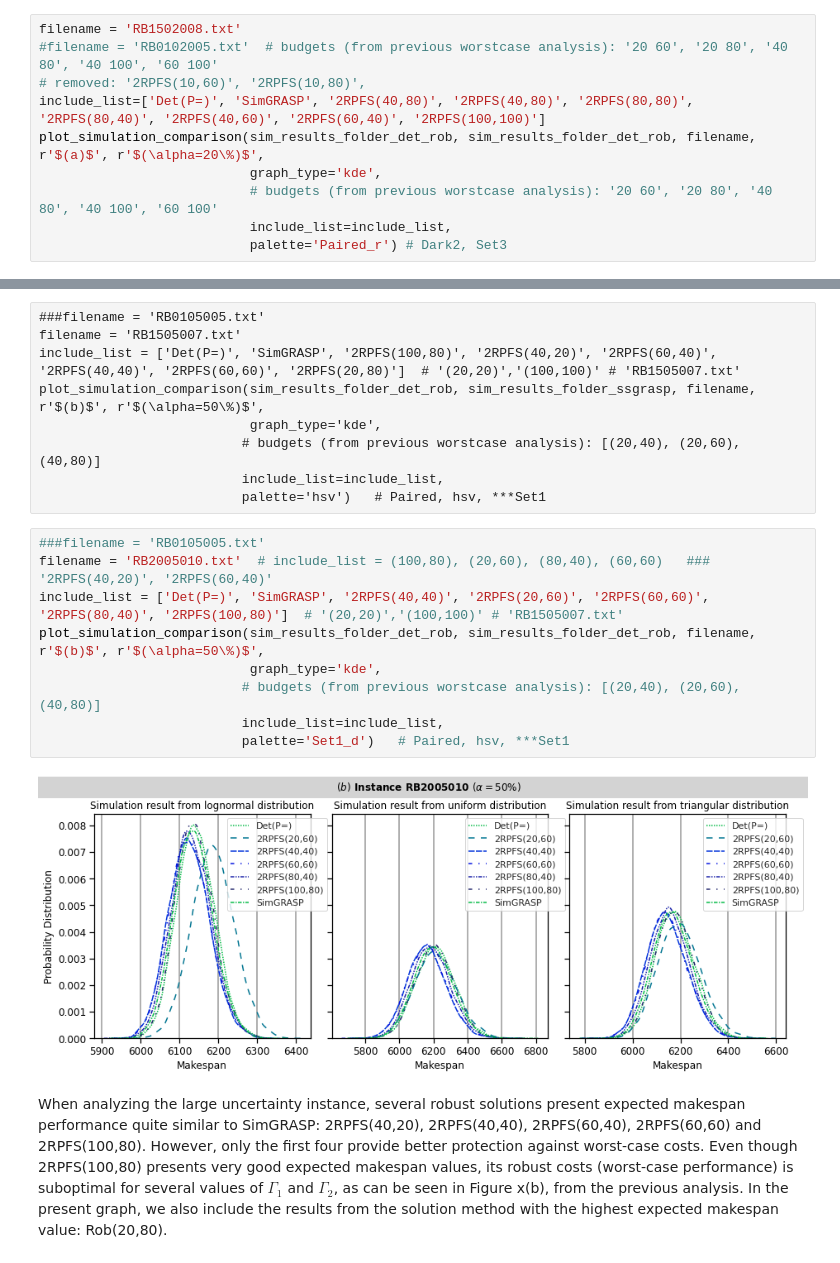
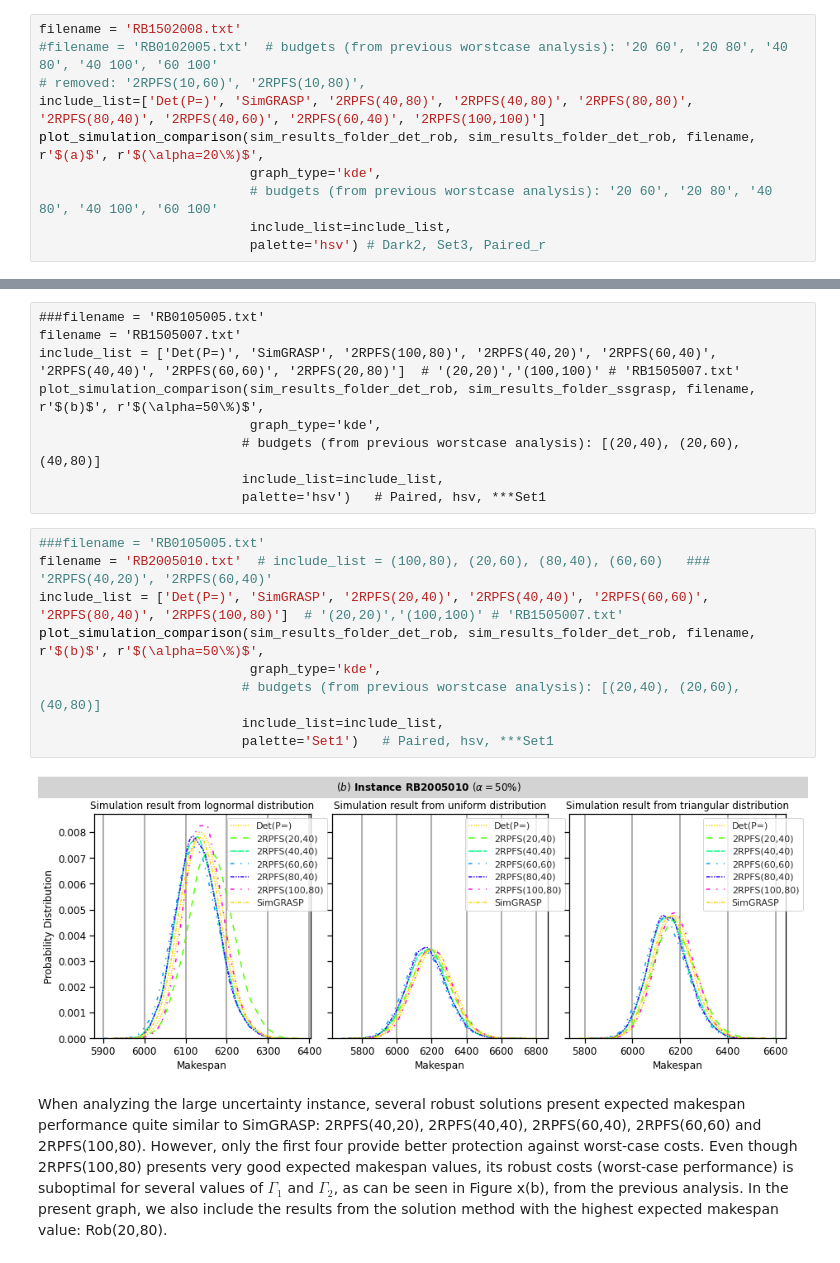
Before and after one commit to levorato/2RPFS_Cmax_Budget, a Jupyter notebook: 0.3_2RPFS_Cmax_CCG_Result_Tables_Graphs-Rev1.ipynb, the cells around one changed output, grey strips where cells are left out. Drawn from its saved outputs; the diff is of its cells as text.

```diff
--- a/0.3_2RPFS_Cmax_CCG_Result_Tables_Graphs-Rev1.ipynb
+++ b/0.3_2RPFS_Cmax_CCG_Result_Tables_Graphs-Rev1.ipynb
@@ -1058,5 +1085,5 @@ plot_simulation_comparison(sim_results_folder_det_rob, sim_results_folder_det_ro
                            graph_type='kde',
                            # budgets (from previous worstcase analysis): '20 60', '20 80', '40 80', '40 100', '60 100'
                            include_list=include_list,
-                           palette='Paired_r') # Dark2, Set3
+                           palette='hsv') # Dark2, Set3, Paired_r
 # %% [output]
@@ -1097,14 +1124,14 @@ plot_simulation_comparison(sim_results_folder_det_rob, sim_results_folder_ssgras
 # %%
 ###filename = 'RB0105005.txt'
 filename = 'RB2005010.txt'  # include_list = (100,80), (20,60), (80,40), (60,60)   ### '2RPFS(40,20)', '2RPFS(60,40)'
-include_list = ['Det(P=)', 'SimGRASP', '2RPFS(40,40)', '2RPFS(20,60)', '2RPFS(60,60)', '2RPFS(80,40)', '2RPFS(100,80)']  # '(20,20)','(100,100)' # 'RB1505007.txt'
+include_list = ['Det(P=)', 'SimGRASP', '2RPFS(20,40)', '2RPFS(40,40)', '2RPFS(60,60)', '2RPFS(80,40)', '2RPFS(100,80)']  # '(20,20)','(100,100)' # 'RB1505007.txt'
 plot_simulation_comparison(sim_results_folder_det_rob, sim_results_folder_det_rob, filename, r'$(b)$', r'$(\alpha=50\%)$',
                            graph_type='kde',
                           # budgets (from previous worstcase analysis): [(20,40), (20,60), (40,80)]
                           include_list=include_list,
-                          palette='Set1_d')   # Paired, hsv, ***Set1
+                          palette='Set1')   # Paired, hsv, ***Set1
 # %% [output]
-[figure, old version]
+[figure, new version]
 # %% [markdown]
 When analyzing the large uncertainty instance, several robust solutions present expected makespan performance quite similar to SimGRASP: 2RPFS(40,20), 2RPFS(40,40), 2RPFS(60,40), 2RPFS(60,60) and 2RPFS(100,80). However, only the first four provide better protection against worst-case costs. Even though 2RPFS(100,80) presents very good expected makespan values, its robust costs (worst-case performance) is suboptimal for several values of $\Gamma_{1}$ and $\Gamma_{2}$, as can be seen in Figure x(b), from the previous analysis.
 In the present graph, we also include the results from the solution method with the highest expected makespan value: Rob(20,80).
```
Also changed, not shown: parts of 13 cells of this notebook, 6 other files.
